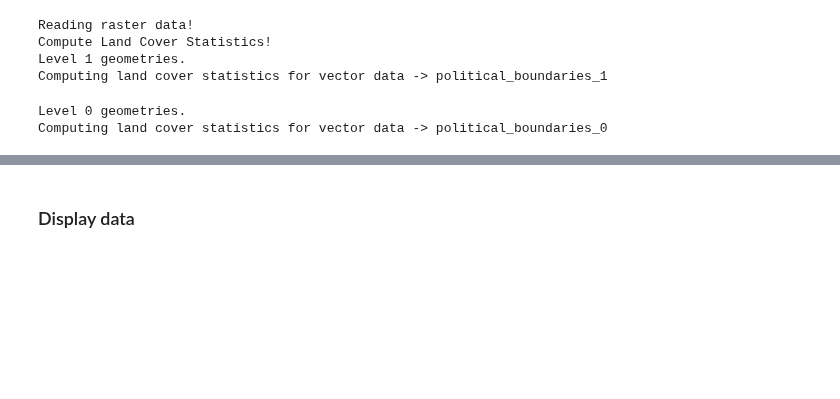
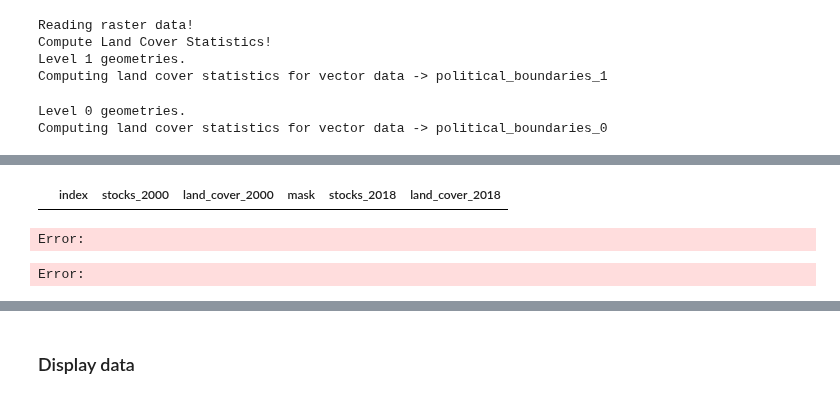
Before and after one commit to Vizzuality/soils-revealed-data, a Jupyter notebook: notebooks/Lab/01.SOC_change_vs_Land_Cover.ipynb, the cells around one changed output, grey strips where cells are left out. Cells and saved outputs as stored; diff of their text form; code cells hidden in the pictures; blank space fills up the shorter version.

```diff
--- a/notebooks/Lab/01.SOC_change_vs_Land_Cover.ipynb
+++ b/notebooks/Lab/01.SOC_change_vs_Land_Cover.ipynb
@@ -27,8 +30,8 @@ client
 # %% [markdown]
 ### Compute Land Cover Statistics
 # %%
-RASTER_PATH = '../data/processed/raster_data/'
-vector_path = '../data/processed/vector_data/'
+RASTER_PATH = '../../data/processed/raster_data/'
+vector_path = '../../data/processed/vector_data/'
 vector_prefixes = ['political_boundaries']#['political_boundaries', 'biomes']
 read_data_from = 'local_dir'
 variable = 'stocks'
@@ -76,6 +79,7 @@ raster_data = ds
 print("Compute Land Cover Statistics!")
 vector_data_0['political_boundaries_0'] = vector_data_0['political_boundaries_0'][vector_data_0['political_boundaries_0']['gid_0'].isin(['ESP'])]
 vector_data_1['political_boundaries_1'] = vector_data_1['political_boundaries_1'][vector_data_1['political_boundaries_1']['gid_0'].isin(['ESP'])]
+#vector_data_1['political_boundaries_1'] = vector_data_1['political_boundaries_1'].iloc[661:662]
 
 data = {}
 lc_statistics = LandCoverStatistics(raster_data, lc_metadata)
@@ -105,0 +322,33 @@ Computing land cover statistics for vector data -> political_boundaries_0
+# %%
+# Create Dask DataFrames from the xarray dataframes
+ddf_2000 = ds.isel(time=0).to_dask_dataframe().reset_index().drop(
+    columns=['x', 'y', 'time']).rename(columns={'stocks': 'stocks_2000', 'land-cover': 'land_cover_2000'})
+ddf_2018 = ds.isel(time=1).to_dask_dataframe().reset_index().drop(
+    columns=['x', 'y', 'time']).rename(columns={'stocks': 'stocks_2018', 'land-cover': 'land_cover_2018'})
+
+# Concatenate the Dask DataFrames
+ddf = dd.concat([ddf_2000, ddf_2018])
+
+# Drop rows with NaN values maks
+ddf = ddf.dropna()
+
+## Filter rows where land_cover_2000 and land_cover_2018 are different
+#ddf = ddf[ddf['land_cover_2000'] != ddf['land_cover_2018']]
+#
+## Calculate stocks change
+#ddf['stocks_change'] = ddf['stocks_2018'] - ddf['stocks_2000']
+#
+## Remove rows with 0 change
+#ddf = ddf[(ddf['stocks_change'] != 0.) & (~ddf['stocks_change'].isnull())]
+#
+## Select relevant columns
+#ddf = ddf[['land_cover_2018', 'land_cover_2000', 'stocks_change']]
+#
+## Convert land cover columns to string
+#ddf['land_cover_2000'] = ddf['land_cover_2000'].astype(int).astype(str)
+#ddf['land_cover_2018'] = ddf['land_cover_2018'].astype(int).astype(str)
+#
+# %%
+ddf.head()
+# %% [output]
+|  | index | stocks_2000 | land_cover_2000 | mask | stocks_2018 | land_cover_2018 |
@@ -105,0 +375,8 @@ Computing land cover statistics for vector data -> political_boundaries_0
+# %%
+df = pd.concat([ds.isel(time=0).to_dataframe().reset_index().drop(
+                        columns=['x', 'y', 'time']).rename(columns={'stocks': 'stocks_2000', 'land-cover': 'land_cover_2000'}),
+                ds.isel(time=1).to_dataframe().reset_index().drop(
+                        columns=['x', 'y', 'time']).rename(columns={'stocks': 'stocks_2018', 'land-cover': 'land_cover_2018'})], axis=1, chunksize=100000)
+# %% [output]
+Error:
+Error:
```
Also changed, not shown: parts of 17 cells of this notebook, 2 other files.
